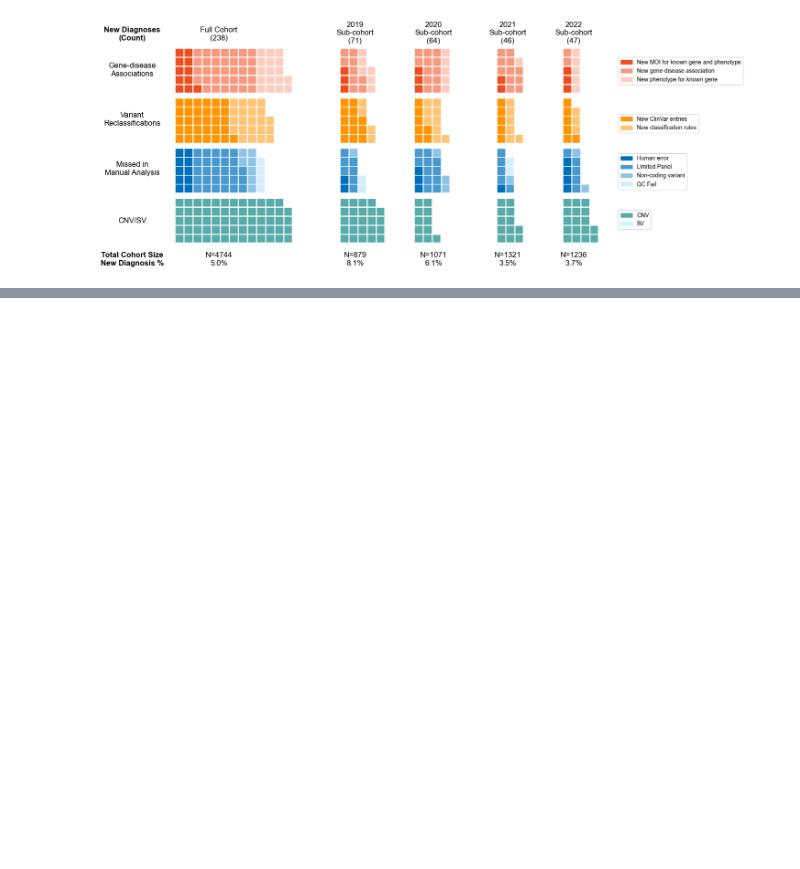
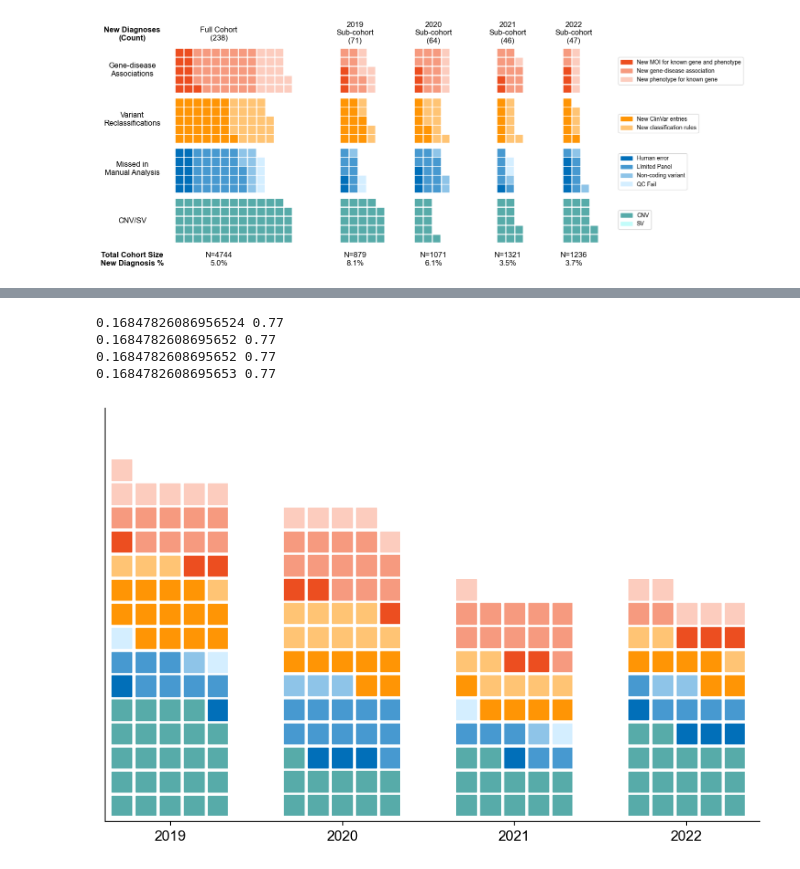
Before and after one commit to populationgenomics/talos_manuscript, a Jupyter notebook: Analyses/Jupyter_notebooks/Figure5_year_cohort.ipynb, the cells around one changed output, grey strips where cells are left out. Drawn from its saved outputs; the diff is of its cells as text; code cells hidden in the pictures; blank space fills up the shorter version.

```diff
--- a/Analyses/Jupyter_notebooks/Figure5_year_cohort.ipynb
+++ b/Analyses/Jupyter_notebooks/Figure5_year_cohort.ipynb
@@ -479,0 +637,78 @@ fig.savefig('../../Figures/Fig5/Fig5_year_cohort_All.png')
+# %%
+import pandas as pd
+import matplotlib.pyplot as plt
+from pywaffle import Waffle
+import matplotlib.patches as mpatches
+
+# Read the CSV file into a DataFrame
+data = pd.read_csv('../../Data/Fig5/Talos_solves_VCGS-prospective-by-year.csv', header=0, index_col=[1, 0], usecols=range(1, 7))
+
+# Combine duplicate rows by summing their values
+data_combined = data.groupby(level=[0, 1]).sum()
+
+# Custom sort order for the index
+custom_sort = {'Gene-disease Associations': 4, 'Variant Reclassifications': 3, 'Missed in Manual Analysis': 2, 'CNV/SV': 1}
+
+# Sort the DataFrame by the custom sort order
+data_sorted = data_combined.sort_index(key=lambda x: x.map(custom_sort))
+
+colors_list_reversed = [
+               '#57ABA9', #teal light
+               '#C2FCFA', #teal lightest
+               '#016FB9', #azul original
+               '#4799D0', #azul light
+               '#8EC4E8', #azul lighter
+               '#D4EEFF', #azul lightest
+               '#FF9505', #orange original
+               '#FFC474', #orange light
+               '#EC4E20', #flame original
+               '#F69A7F', #flame light
+               '#FCCCBE'] #flame lightest
+
+
+number_of_bars = len(data_sorted.columns) # one bar per year
+
+# Init the whole figure and axes
+fig, axs = plt.subplots(nrows=1,
+                        ncols=number_of_bars,
+                        figsize=(8,6),)
+
+# Iterate over each bar and create it
+custom_offset = [0, 0.0455, 0.1155, 0.1155] # height offset for each bar
+for i,ax in enumerate(axs):
+    l = ax.get_position()
+    print(l.width, l.height)
+    ax.set_position([(0.25*i), (0.1-custom_offset[i]), l.width, l.height])
+    ax.set_aspect('equal')
+    col_name = data_sorted.columns[i]
+    values = data_sorted[col_name] # values from the i-th column
+
+    Waffle.make_waffle(
+        ax=ax,  # pass axis to make_waffle
+        #title={"label": col_name, "loc": "left"},
+        columns=5,
+        values=values,
+        vertical=True,
+        colors=colors_list_reversed,
+        rounding_rule='ceil',
+        figsize=(5, 5)
+    )
+
+ax1 = fig.add_axes([-0.01, 0.13, 0.95, 0.8])
+ax1.patch.set_alpha(0)
+ax1.spines['top'].set_visible(False)
+ax1.spines['right'].set_visible(False)
+ax1.yaxis.set_visible(False)
+
+# Set custom x-axis ticks and labels
+ax1.set_xticks([0.1, 0.3625, 0.625, 0.8875])
+ax1.set_xticklabels(['2019', '2020', '2021', '2022'], fontsize=12)
+
+
+plt.show()
+# %% [output]
+0.16847826086956524 0.77
+0.1684782608695652 0.77
+0.1684782608695652 0.77
+0.1684782608695653 0.77
+[figure, added]
```
Also changed, not shown: parts of 4 cells of this notebook, 10 other files.
